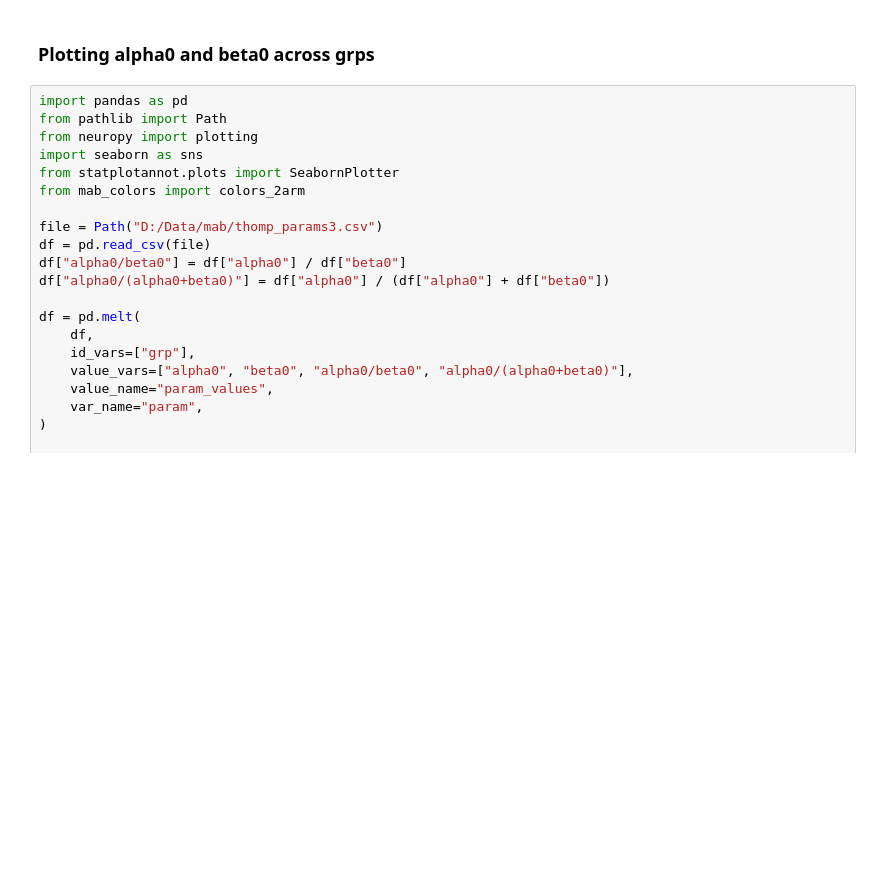
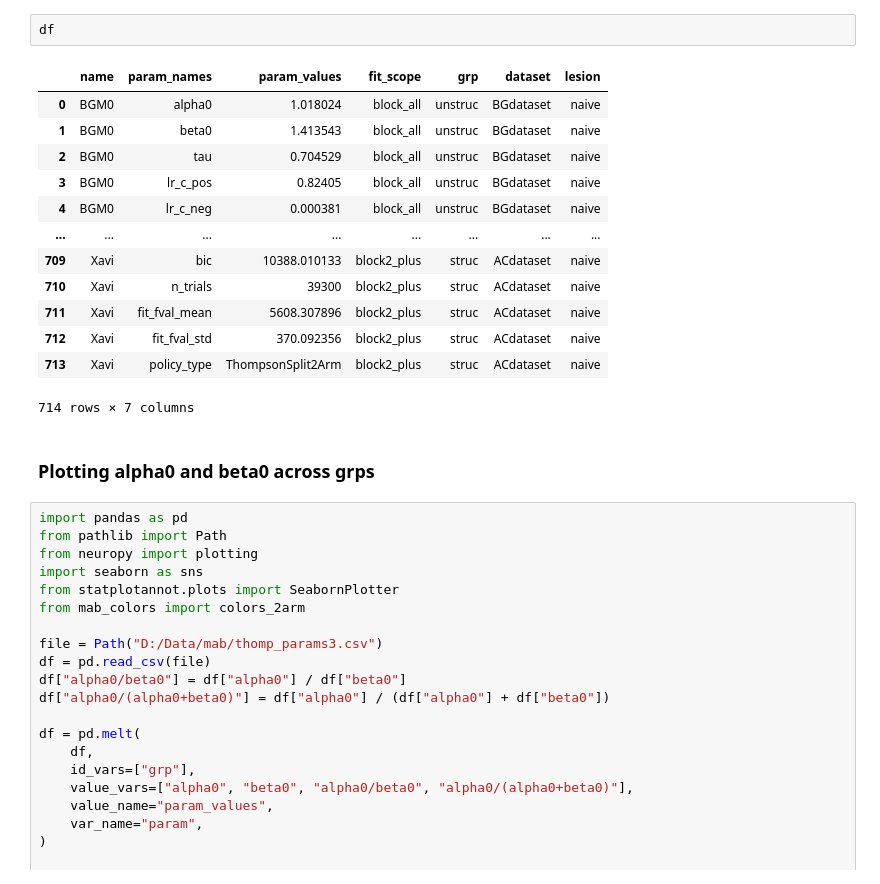
Before and after one commit to bapungiri/py_adlab_bg, a Jupyter notebook: mab_thrompson_anlaysis1.ipynb, the cells around one changed output. Cells and saved outputs as stored; diff of their text form; blank space fills up the shorter version.

```diff
--- a/mab_thrompson_anlaysis1.ipynb
+++ b/mab_thrompson_anlaysis1.ipynb
@@ -1,3 +53,19 @@
+# %%
+df
+# %% [output]
+|  | name | param_names | param_values | fit_scope | grp | dataset | lesion |
+| 0 | BGM0 | alpha0 | 1.018024 | block_all | unstruc | BGdataset | naive |
+| 1 | BGM0 | beta0 | 1.413543 | block_all | unstruc | BGdataset | naive |
+| 2 | BGM0 | tau | 0.704529 | block_all | unstruc | BGdataset | naive |
+| 3 | BGM0 | lr_c_pos | 0.82405 | block_all | unstruc | BGdataset | naive |
+| 4 | BGM0 | lr_c_neg | 0.000381 | block_all | unstruc | BGdataset | naive |
+| ... | ... | ... | ... | ... | ... | ... | ... |
+| 709 | Xavi | bic | 10388.010133 | block2_plus | struc | ACdataset | naive |
+| 710 | Xavi | n_trials | 39300 | block2_plus | struc | ACdataset | naive |
+| 711 | Xavi | fit_fval_mean | 5608.307896 | block2_plus | struc | ACdataset | naive |
+| 712 | Xavi | fit_fval_std | 370.092356 | block2_plus | struc | ACdataset | naive |
+| 713 | Xavi | policy_type | ThompsonSplit2Arm | block2_plus | struc | ACdataset | naive |
+714 rows × 7 columns
 # %% [markdown]
 ### Plotting alpha0 and beta0 across grps
 # %%
```
Also changed, not shown: parts of 2 cells of this notebook, 5 other files.
